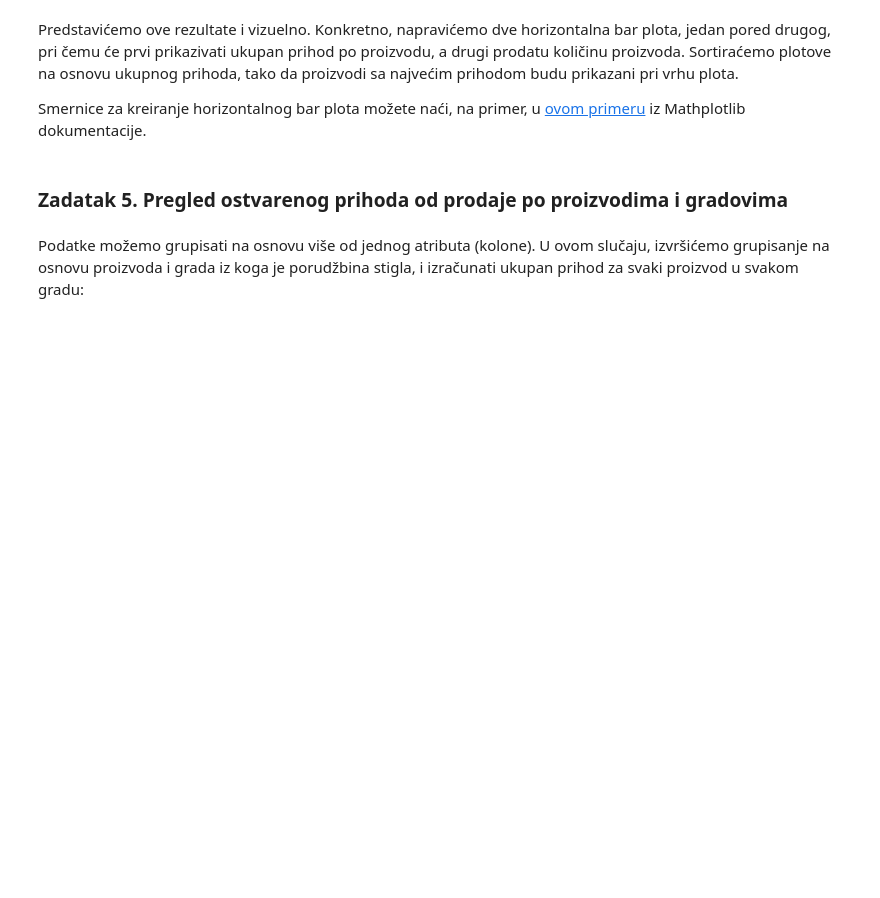
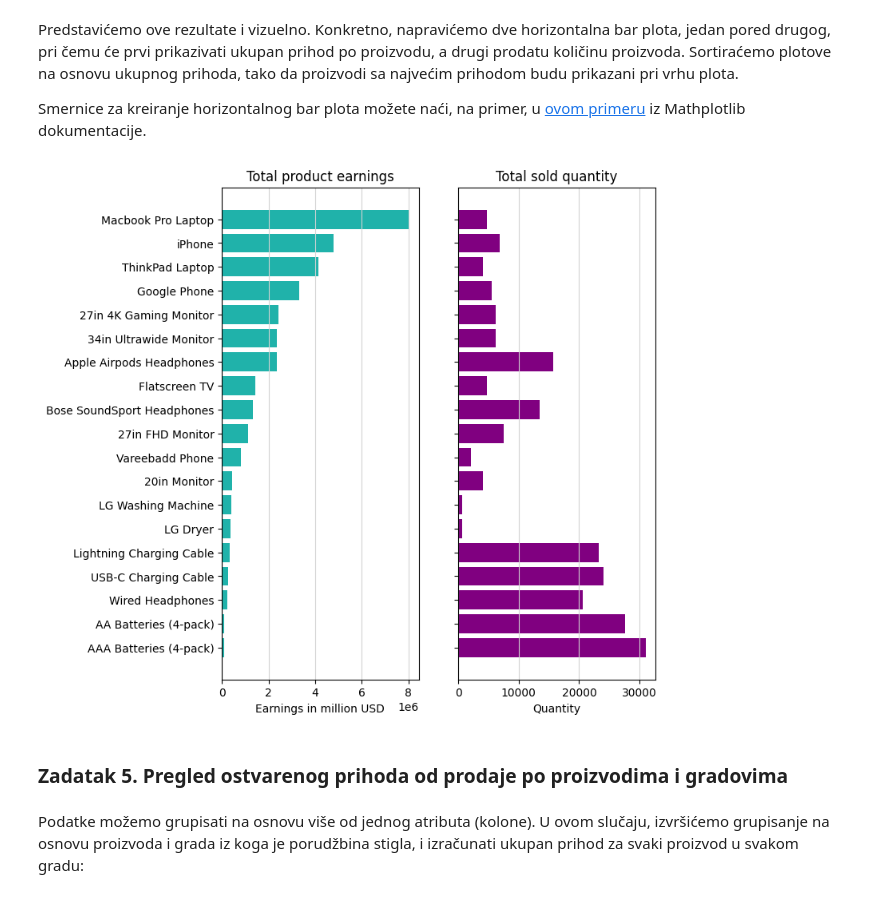
Before and after one commit to programiranje3/p2-2024v, a Jupyter notebook: lab9_10/sales_analysis.ipynb, the cells around one changed output. Cells and saved outputs as stored; diff of their text form; code cells hidden in the pictures; blank space fills up the shorter version.

```diff
--- a/lab9_10/sales_analysis.ipynb
+++ b/lab9_10/sales_analysis.ipynb
@@ -649,3 +829,6 @@ Prvo ćemo utvrditi koliko različitih proizvoda postoji i koliko često su bili
 Gornja pandas serija nam daje broj porudžbina u kojima se pojavio proizvod, ali ne govori nam o količinama koje su naručene.
 
 Potrebno je da za svaki proizvod, uzmemo ukupnu naručenu količinu i ukupnu cenu za sve porudžbine koje se odnose na taj proizvod:
+# %%
+product_sales = sales.groupby('Product')[['Quantity_Ordered', 'Total_Price']].sum()
+product_sales
@@ -657,6 +879,28 @@ Takođe, top 5 proizvoda po ostvarenom prihodu:
 Predstavićemo ove rezultate i vizuelno. Konkretno, napravićemo dve horizontalna bar plota, jedan pored drugog, pri čemu će prvi prikazivati ukupan prihod po proizvodu, a drugi prodatu količinu proizvoda. Sortiraćemo plotove na osnovu ukupnog prihoda, tako da proizvodi sa najvećim prihodom budu prikazani pri vrhu plota.
 
 Smernice za kreiranje horizontalnog bar plota možete naći, na primer, u [ovom primeru](https://matplotlib.org/stable/gallery/lines_bars_and_markers/barh.html) iz Mathplotlib dokumentacije.
+# %%
+product_sales.sort_values(by="Total_Price", inplace=True)
+
+x = product_sales.index
+y1 = product_sales.Total_Price
+y2 = product_sales.Quantity_Ordered
+
+_, (ax1, ax2) = plt.subplots(nrows=1, ncols=2, sharey=True, figsize=(7,8))
+ax1.barh(x, y1, color='lightseagreen')
+ax1.set_title("Total product earnings")
+ax1.set_xlabel("Earnings in million USD")
+ax1.grid(axis='x', visible=True, which='major', color='lightgrey')
+
+ax2.barh(x, y2, color='purple')
+ax2.set_title("Total sold quantity")
+ax2.set_xlabel("Quantity")
+
+ax2.grid(axis='x', visible=True, which='major', color='lightgrey')
+
+plt.show()
+# %% [output]
+[figure, added]
 # %% [markdown]
 ### Zadatak 5. Pregled ostvarenog prihoda od prodaje po proizvodima i gradovima
 # %% [markdown]
```
Also changed, not shown: parts of 28 cells of this notebook.
